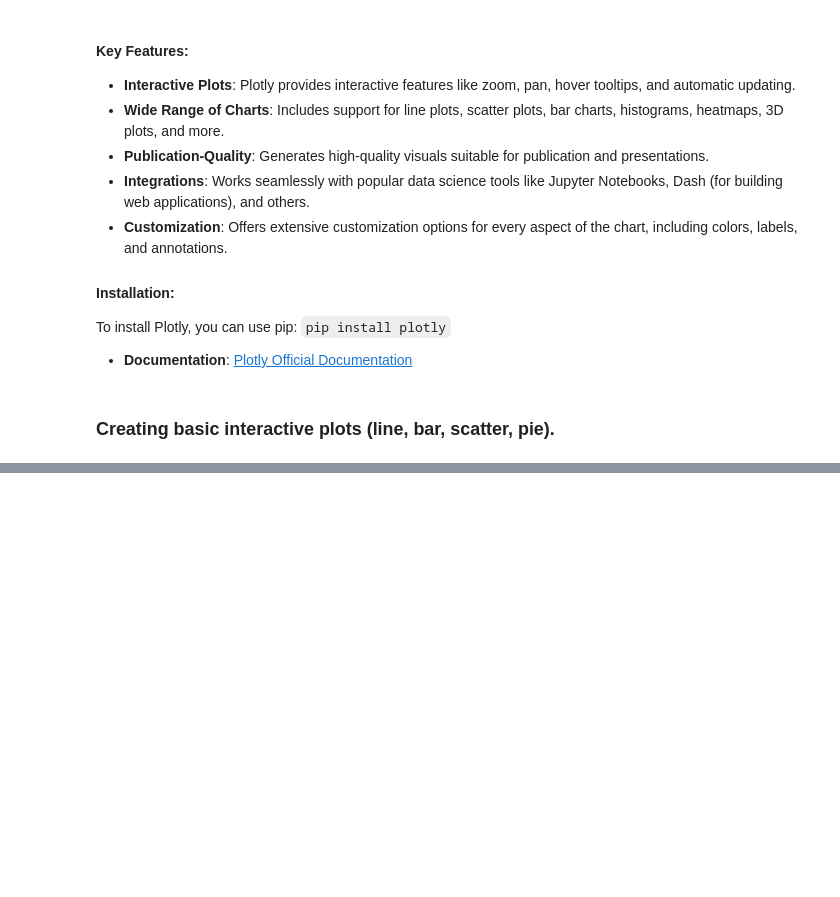
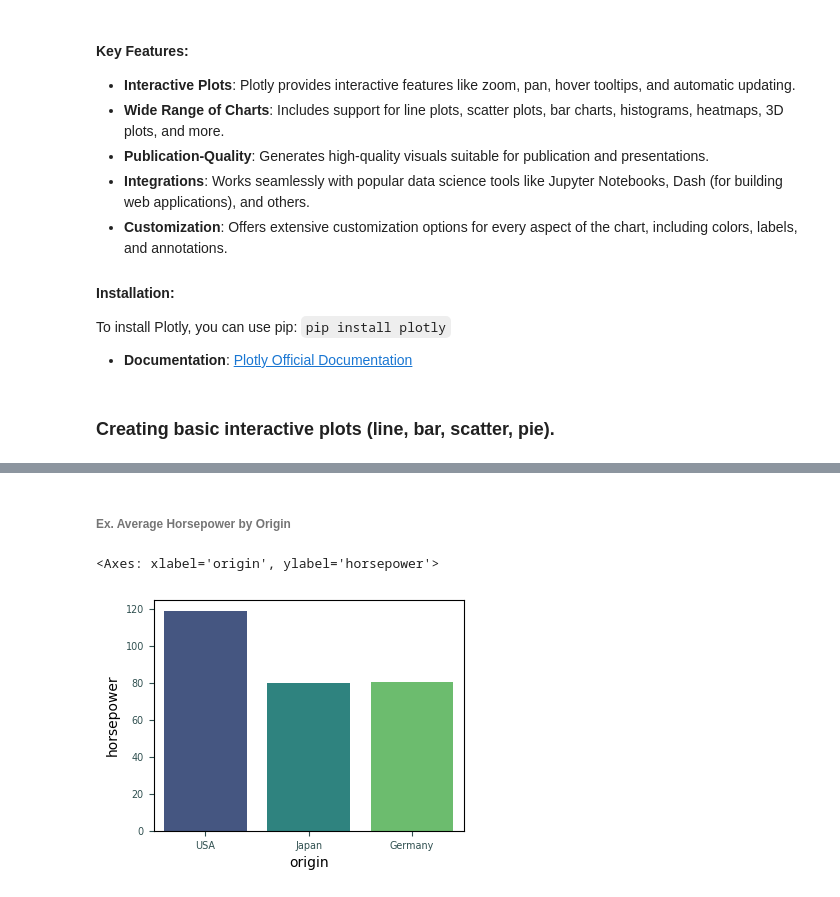
Before and after one commit to knowledge-corner/2025_12_Feb_Python-Data_Viz_analytics, a Jupyter notebook: Classwork/Day - 3 classwork.ipynb, the cells around one changed output, grey strips where cells are left out. Cells and saved outputs as stored; diff of their text form; code cells hidden in the pictures; blank space fills up the shorter version.

```diff
--- a/Classwork/Day - 3 classwork.ipynb
+++ b/Classwork/Day - 3 classwork.ipynb
@@ -217,0 +227,7 @@ df.head()
+# %% [markdown]
+###### Ex. Average Horsepower by Origin
+# %%
+sns.barplot(data = df, x = "origin", y = "horsepower", errorbar=None, hue = "origin", palette="viridis")
+# %% [output]
+<Axes: xlabel='origin', ylabel='horsepower'>
+[figure, added]
```
Also changed, not shown: parts of 9 cells of this notebook.
